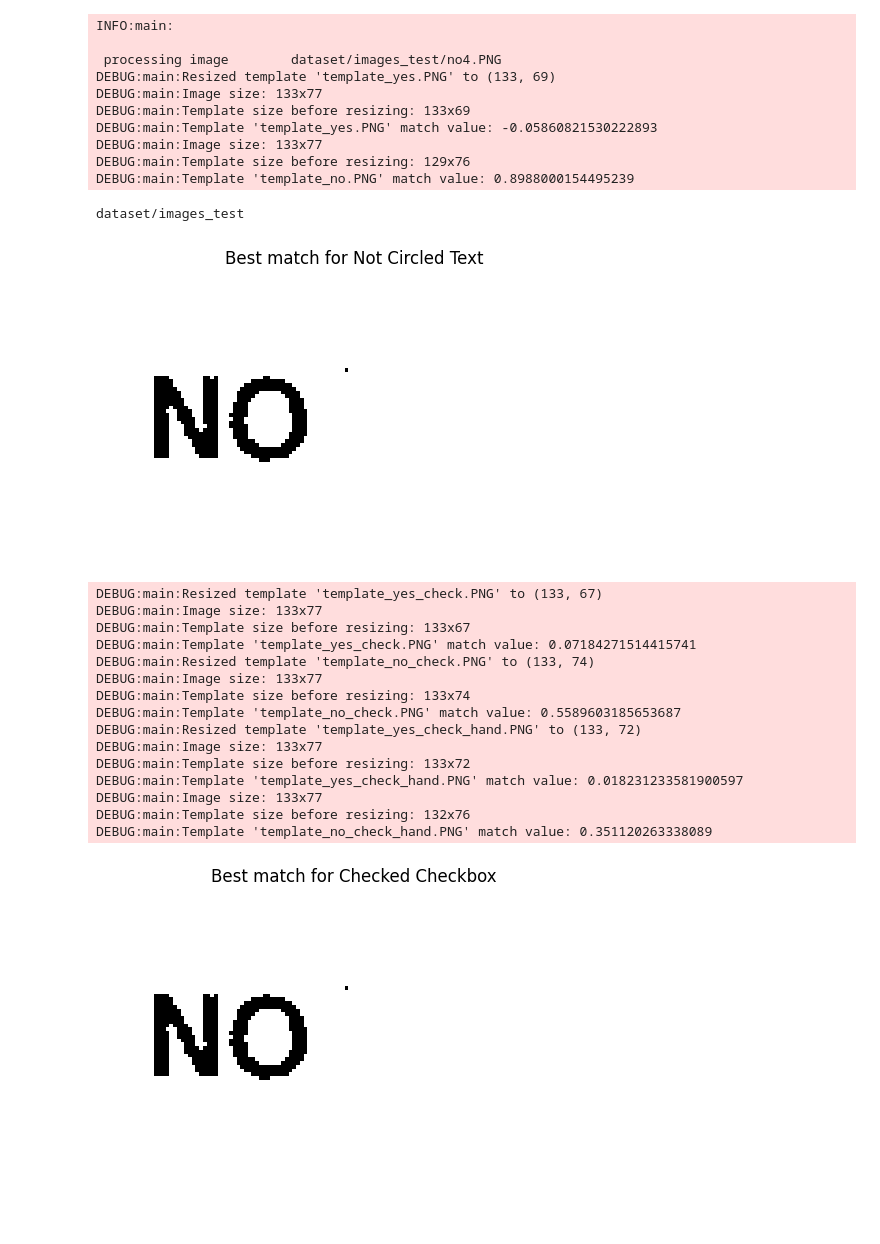
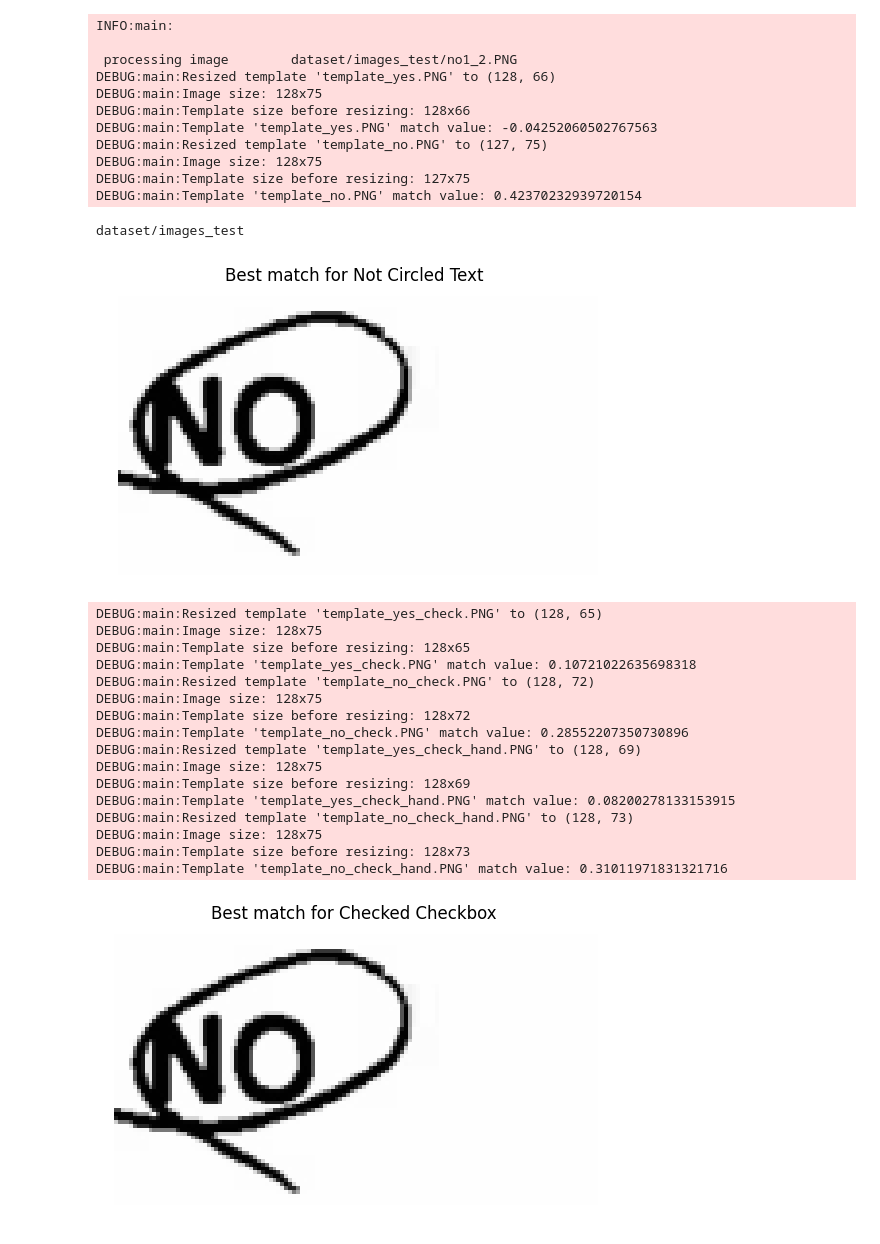
Before and after one commit to bruvio/image_detection, a Jupyter notebook: notebook.ipynb, the cells around one changed output. Saved outputs shown, nothing was run; the diff lists cells and outputs as text; code cells hidden in the pictures; blank space fills up the shorter version.

```diff
--- a/notebook.ipynb
+++ b/notebook.ipynb
@@ -51,67 +51,73 @@ threshold = 60  # Set your desired threshold
 
 
 image_paths = list_files_in_folder(folder,ext="PNG")
 
 print(folder)
 for file_name in image_paths:
     full_file_path = os.path.join(folder, file_name)
 
     filename = full_file_path.split("/")[-1]
     name = filename.split(".")[0]
+    unique_strings = [
+    # "no1_93",
+    # "no1_86",
+    # "yes1_2",
+    # "no1_96",
+    # "no1_97",
+    # "yes1_79",
+    # "no1_27",
+    "no1_2",
+    "no4",
+    "no1_71"
+]
 
+    if name  in unique_strings:
+    # if name is in unique_strings or 1:
+    # break
 
-    # break
-    # if name in ["no1_93","no1_86","yes1_2"] :
-    # if name in ["no1_93","no1_86","no1_96","no1_97","yes1_2","yes1_79","no1_27"] :
-    # if name in ["yes1_79"] :
-    # if name in ["no1_27"] :
-    # if name in ["no1_93"] :
-    # if name in ["no1_2"] :
-    if name in ["no4"] :
-    # if name in ["no1_27"] or 1:
-
-        original = image.copy()
         result_payload = process_image(full_file_path, threshold=threshold, show_plots=True)
         LOGGER.info(result_payload)
 
 
 
         # Save the resulting images with green or red text
         output_directory = 'results'
         file_name_prefix = os.path.splitext(os.path.basename(filename))[0]  # Use the original file name as prefix
-
+        image = cv2.imread(full_file_path)
         annotated_image_path = annotate_image(
             image=image,
             result_payload=result_payload,
             output_path=output_directory,
             file_name_prefix=file_name_prefix,
         )
 # %% [output]
 INFO:main:
 
- processing image        dataset/images_test/no4.PNG
-DEBUG:main:Resized template 'template_yes.PNG' to (133, 69)
-DEBUG:main:Image size: 133x77
-DEBUG:main:Template size before resizing: 133x69
-DEBUG:main:Template 'template_yes.PNG' match value: -0.05860821530222893
-DEBUG:main:Image size: 133x77
-DEBUG:main:Template size before resizing: 129x76
-DEBUG:main:Template 'template_no.PNG' match value: 0.8988000154495239
+ processing image        dataset/images_test/no1_2.PNG
+DEBUG:main:Resized template 'template_yes.PNG' to (128, 66)
+DEBUG:main:Image size: 128x75
+DEBUG:main:Template size before resizing: 128x66
+DEBUG:main:Template 'template_yes.PNG' match value: -0.04252060502767563
+DEBUG:main:Resized template 'template_no.PNG' to (127, 75)
+DEBUG:main:Image size: 128x75
+DEBUG:main:Template size before resizing: 127x75
+DEBUG:main:Template 'template_no.PNG' match value: 0.42370232939720154
 dataset/images_test
-[figure, old version]
+[figure, new version]
-DEBUG:main:Resized template 'template_yes_check.PNG' to (133, 67)
-DEBUG:main:Image size: 133x77
-DEBUG:main:Template size before resizing: 133x67
-DEBUG:main:Template 'template_yes_check.PNG' match value: 0.07184271514415741
-DEBUG:main:Resized template 'template_no_check.PNG' to (133, 74)
-DEBUG:main:Image size: 133x77
-DEBUG:main:Template size before resizing: 133x74
-DEBUG:main:Template 'template_no_check.PNG' match value: 0.5589603185653687
-DEBUG:main:Resized template 'template_yes_check_hand.PNG' to (133, 72)
-DEBUG:main:Image size: 133x77
-DEBUG:main:Template size before resizing: 133x72
-DEBUG:main:Template 'template_yes_check_hand.PNG' match value: 0.018231233581900597
-DEBUG:main:Image size: 133x77
-DEBUG:main:Template size before resizing: 132x76
-DEBUG:main:Template 'template_no_check_hand.PNG' match value: 0.351120263338089
+DEBUG:main:Resized template 'template_yes_check.PNG' to (128, 65)
+DEBUG:main:Image size: 128x75
+DEBUG:main:Template size before resizing: 128x65
+DEBUG:main:Template 'template_yes_check.PNG' match value: 0.10721022635698318
+DEBUG:main:Resized template 'template_no_check.PNG' to (128, 72)
+DEBUG:main:Image size: 128x75
+DEBUG:main:Template size before resizing: 128x72
+DEBUG:main:Template 'template_no_check.PNG' match value: 0.28552207350730896
+DEBUG:main:Resized template 'template_yes_check_hand.PNG' to (128, 69)
+DEBUG:main:Image size: 128x75
+DEBUG:main:Template size before resizing: 128x69
+DEBUG:main:Template 'template_yes_check_hand.PNG' match value: 0.08200278133153915
+DEBUG:main:Resized template 'template_no_check_hand.PNG' to (128, 73)
+DEBUG:main:Image size: 128x75
+DEBUG:main:Template size before resizing: 128x73
+DEBUG:main:Template 'template_no_check_hand.PNG' match value: 0.31011971831321716
-[figure, old version]
+[figure, new version]
```
Also changed, not shown: parts of 1 cell of this notebook, 1 other file.
